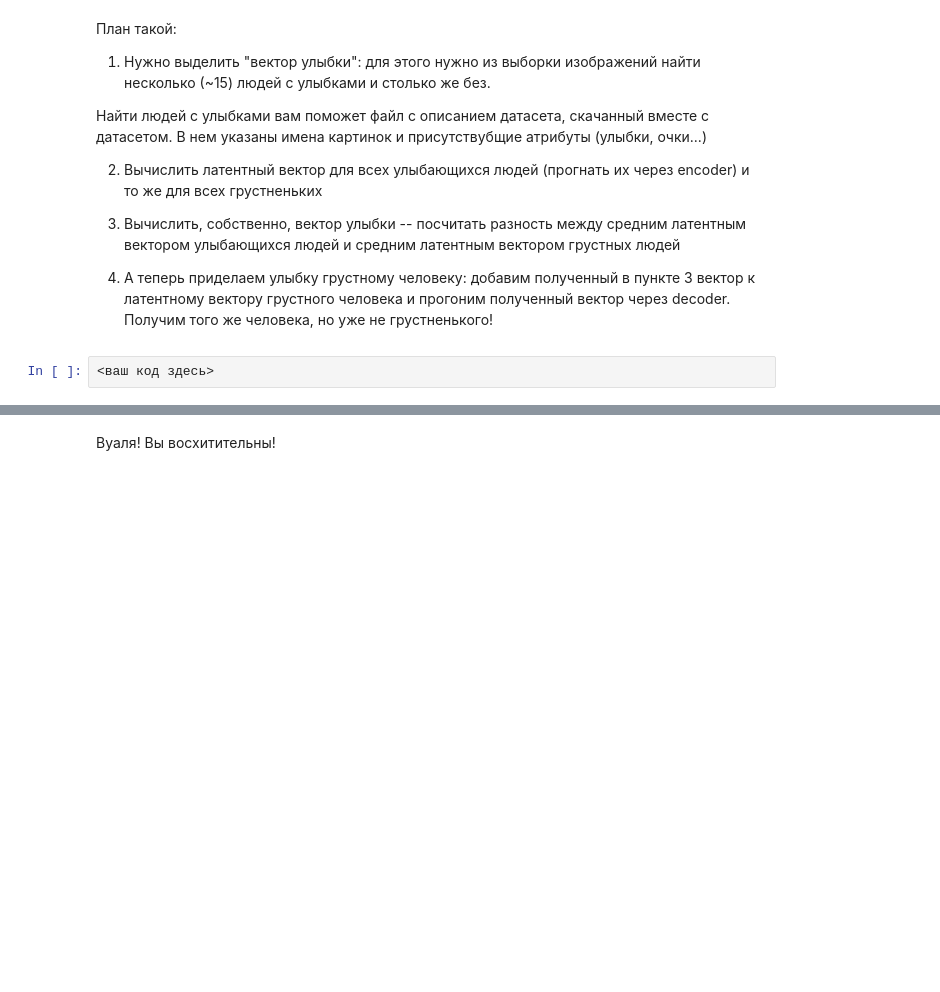
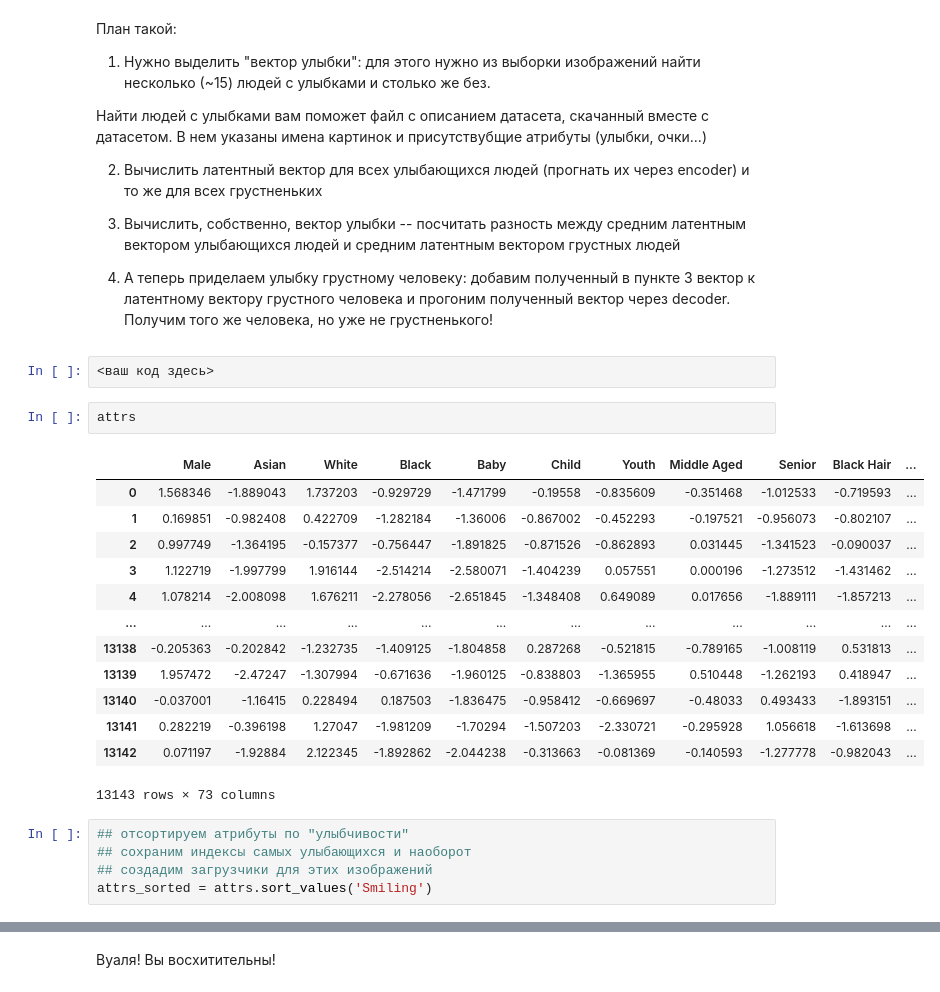
Before and after one commit to gbrs/DLS_1_2022_spring, a Jupyter notebook: adv 19 Домашнее задание. Автоэнкодеры/19 [hw]autoencoders.ipynb, the cells around one changed output, grey strips where cells are left out. Drawn from its saved outputs; the diff is of its cells as text; blank space fills up the shorter version.

```diff
--- a/adv 19 Домашнее задание. Автоэнкодеры/19 [hw]autoencoders.ipynb
+++ b/adv 19 Домашнее задание. Автоэнкодеры/19 [hw]autoencoders.ipynb
@@ -531,3 +525,24 @@ plt.show()
 4. А теперь приделаем улыбку грустному человеку: добавим полученный в пункте 3 вектор к латентному вектору грустного человека и прогоним полученный вектор через decoder. Получим того же человека, но уже не грустненького!
 # %%
 <ваш код здесь>
+# %%
+attrs
+# %% [output]
+|  | Male | Asian | White | Black | Baby | Child | Youth | Middle Aged | Senior | Black Hair | ... |
+| 0 | 1.568346 | -1.889043 | 1.737203 | -0.929729 | -1.471799 | -0.19558 | -0.835609 | -0.351468 | -1.012533 | -0.719593 | ... |
+| 1 | 0.169851 | -0.982408 | 0.422709 | -1.282184 | -1.36006 | -0.867002 | -0.452293 | -0.197521 | -0.956073 | -0.802107 | ... |
+| 2 | 0.997749 | -1.364195 | -0.157377 | -0.756447 | -1.891825 | -0.871526 | -0.862893 | 0.031445 | -1.341523 | -0.090037 | ... |
+| 3 | 1.122719 | -1.997799 | 1.916144 | -2.514214 | -2.580071 | -1.404239 | 0.057551 | 0.000196 | -1.273512 | -1.431462 | ... |
+| 4 | 1.078214 | -2.008098 | 1.676211 | -2.278056 | -2.651845 | -1.348408 | 0.649089 | 0.017656 | -1.889111 | -1.857213 | ... |
+| ... | ... | ... | ... | ... | ... | ... | ... | ... | ... | ... | ... |
+| 13138 | -0.205363 | -0.202842 | -1.232735 | -1.409125 | -1.804858 | 0.287268 | -0.521815 | -0.789165 | -1.008119 | 0.531813 | ... |
+| 13139 | 1.957472 | -2.47247 | -1.307994 | -0.671636 | -1.960125 | -0.838803 | -1.365955 | 0.510448 | -1.262193 | 0.418947 | ... |
+| 13140 | -0.037001 | -1.16415 | 0.228494 | 0.187503 | -1.836475 | -0.958412 | -0.669697 | -0.48033 | 0.493433 | -1.893151 | ... |
+| 13141 | 0.282219 | -0.396198 | 1.27047 | -1.981209 | -1.70294 | -1.507203 | -2.330721 | -0.295928 | 1.056618 | -1.613698 | ... |
+| 13142 | 0.071197 | -1.92884 | 2.122345 | -1.892862 | -2.044238 | -0.313663 | -0.081369 | -0.140593 | -1.277778 | -0.982043 | ... |
+13143 rows × 73 columns
+# %%
+## отсортируем атрибуты по "улыбчивости"
+## сохраним индексы самых улыбающихся и наоборот
+## создадим загрузчики для этих изображений
+attrs_sorted = attrs.sort_values('Smiling')
```
Also changed, not shown: parts of 9 cells of this notebook.
